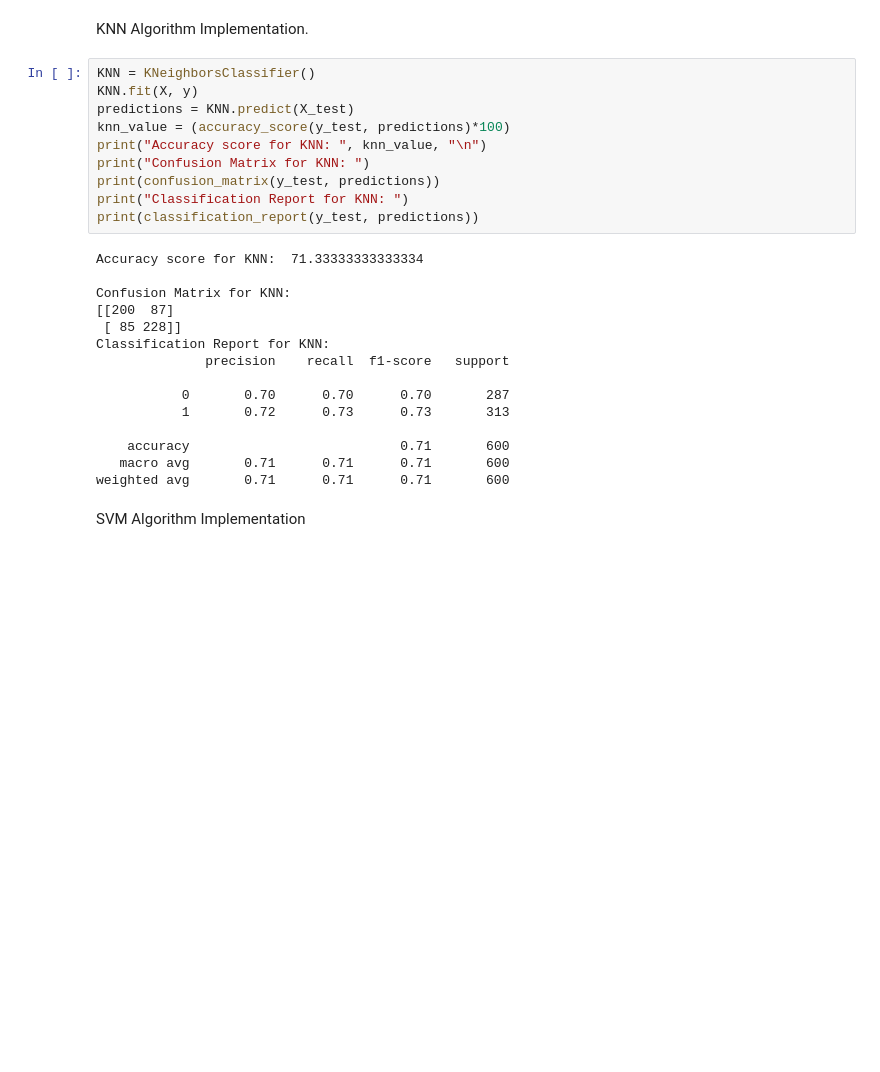
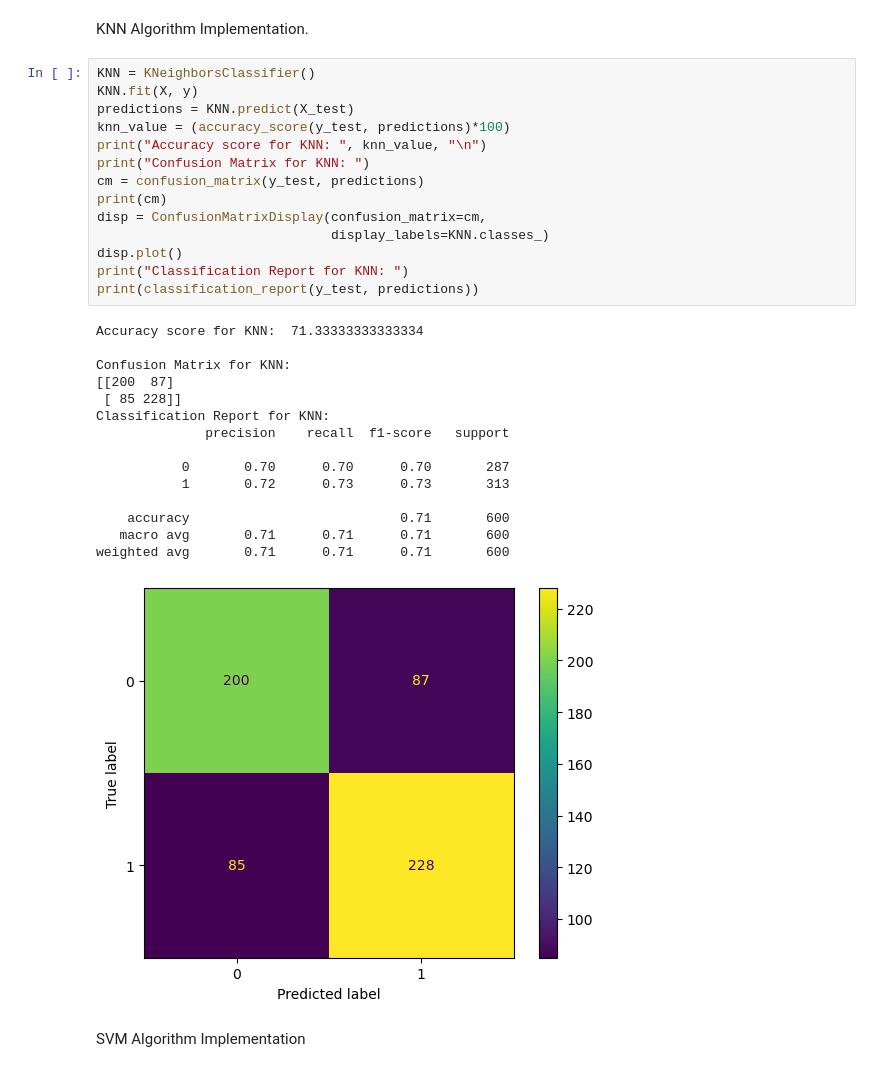
Before and after one commit to parajuliaryan/Lung_Cancer_Classification, a Jupyter notebook: authentication.ipynb, the cells around one changed output. Saved outputs shown, nothing was run; the diff lists cells and outputs as text; blank space fills up the shorter version.

Commit message:
confusion matrix and correlation matrix

```diff
--- a/authentication.ipynb
+++ b/authentication.ipynb
@@ -195,28 +197,33 @@ KNN Algorithm Implementation.
 # %%
 KNN = KNeighborsClassifier()
 KNN.fit(X, y)
 predictions = KNN.predict(X_test)
 knn_value = (accuracy_score(y_test, predictions)*100)
 print("Accuracy score for KNN: ", knn_value, "\n")
 print("Confusion Matrix for KNN: ")
-print(confusion_matrix(y_test, predictions))
+cm = confusion_matrix(y_test, predictions)
+print(cm)
+disp = ConfusionMatrixDisplay(confusion_matrix=cm,
+                              display_labels=KNN.classes_)
+disp.plot()
 print("Classification Report for KNN: ")
 print(classification_report(y_test, predictions))
 # %% [output]
 Accuracy score for KNN:  71.33333333333334
 
 Confusion Matrix for KNN:
 [[200  87]
  [ 85 228]]
 Classification Report for KNN:
               precision    recall  f1-score   support
 
            0       0.70      0.70      0.70       287
            1       0.72      0.73      0.73       313
 
     accuracy                           0.71       600
    macro avg       0.71      0.71      0.71       600
 weighted avg       0.71      0.71      0.71       600
+[figure, added]
 # %% [markdown]
 SVM Algorithm Implementation
 # %%
```
Also changed, not shown: parts of 11 cells of this notebook, 1 other file.
